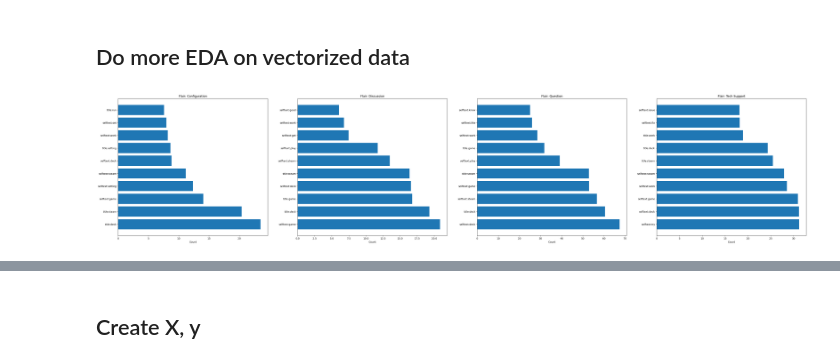
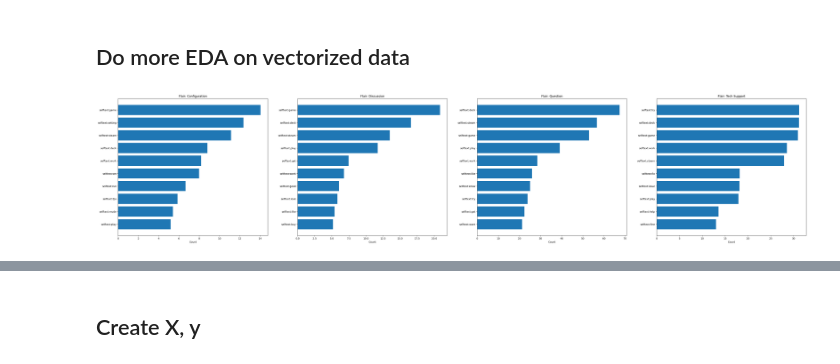
Before and after one commit to wtwwitt/project_3_subreddit_flair_suggestion, a Jupyter notebook: code/2_selected_model_optimization_and_error_analysis.ipynb, the cells around one changed output, grey strips where cells are left out. Drawn from its saved outputs; the diff is of its cells as text; code cells hidden in the pictures.

Commit message:
update code on visualization part

```diff
--- a/code/2_selected_model_optimization_and_error_analysis.ipynb
+++ b/code/2_selected_model_optimization_and_error_analysis.ipynb
@@ -57,36 +57,40 @@ array(['Discussion', 'Question', 'Meme / Shitpost', 'News', 'Guide',
 # %% [markdown]
 ## Do more EDA on vectorized data
 # %%
-# Top common words - tried removing some of these and found that it has no significant effect on models or making it worse
+# Top common words (selftext) - tried removing some of these and found that it has no significant effect on models or making it worse
 # No count_words
 plt.figure(figsize=(50, 10))
 
-plot_data = tvec_df_filtered[tvec_df_filtered['tag'] == 'Configuration'].drop(columns='tag').sum().sort_values(ascending=False)[:10]
+plot_data = tvec_df_filtered[tvec_df_filtered['tag'] == 'Configuration'].drop(columns='tag')
+plot_data = plot_data.filter(regex=r'^selftext').sum().sort_values(ascending=False)[:10].sort_values(ascending=True)
 label = [re.sub(r'_vec__', ':', row) for row in plot_data.index]
 plt.subplot(1, 4, 1)
 plt.barh(label, plot_data)
 plt.title('Flair: Configuration')
 plt.xlabel('Count');
 
-plot_data = tvec_df_filtered[tvec_df_filtered['tag'] == 'Discussion'].drop(columns='tag').sum().sort_values(ascending=False)[:10]
+plot_data = tvec_df_filtered[tvec_df_filtered['tag'] == 'Discussion'].drop(columns='tag')
+plot_data = plot_data.filter(regex=r'^selftext').sum().sort_values(ascending=False)[:10].sort_values(ascending=True)
 label = [re.sub(r'_vec__', ':', row) for row in plot_data.index]
 plt.subplot(1, 4, 2)
 plt.barh(label, plot_data)
 plt.title('Flair: Discussion')
 plt.xlabel('Count');
 
-plot_data = tvec_df_filtered[tvec_df_filtered['tag'] == 'Question'].drop(columns='tag').sum().sort_values(ascending=False)[:10]
+plot_data = tvec_df_filtered[tvec_df_filtered['tag'] == 'Question'].drop(columns='tag')
+plot_data = plot_data.filter(regex=r'^selftext').sum().sort_values(ascending=False)[:10].sort_values(ascending=True)
 label = [re.sub(r'_vec__', ':', row) for row in plot_data.index]
 plt.subplot(1, 4, 3)
 plt.barh(label, plot_data)
 plt.title('Flair: Question')
 plt.xlabel('Count');
 
-plot_data = tvec_df_filtered[tvec_df_filtered['tag'] == 'Tech Support'].drop(columns='tag').sum().sort_values(ascending=False)[:10]
+plot_data = tvec_df_filtered[tvec_df_filtered['tag'] == 'Tech Support'].drop(columns='tag')
+plot_data = plot_data.filter(regex=r'^selftext').sum().sort_values(ascending=False)[:10].sort_values(ascending=True)
 label = [re.sub(r'_vec__', ':', row) for row in plot_data.index]
 plt.subplot(1, 4, 4)
 plt.barh(label, plot_data)
 plt.title('Flair: Tech Support')
 plt.xlabel('Count');
 # %% [output]
-[figure, old version]
+[figure, new version]
```
Also changed, not shown: parts of 5 cells of this notebook.
